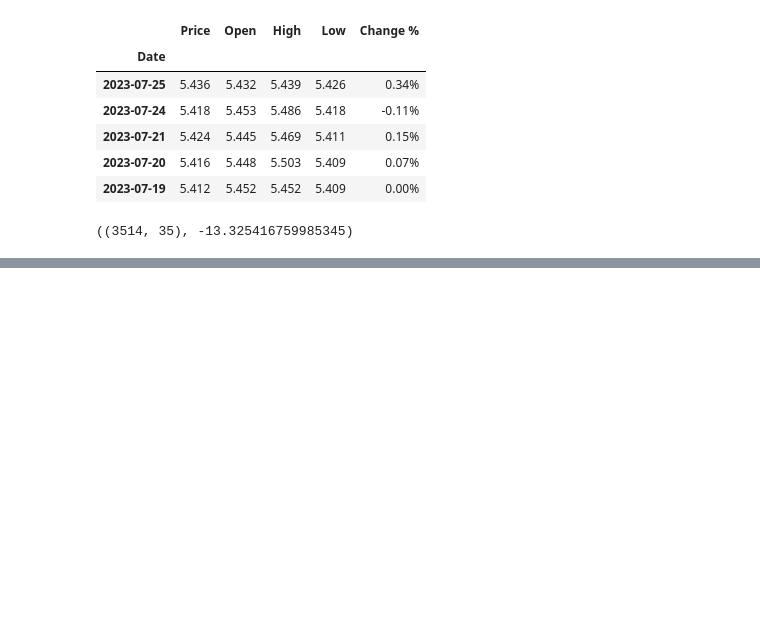
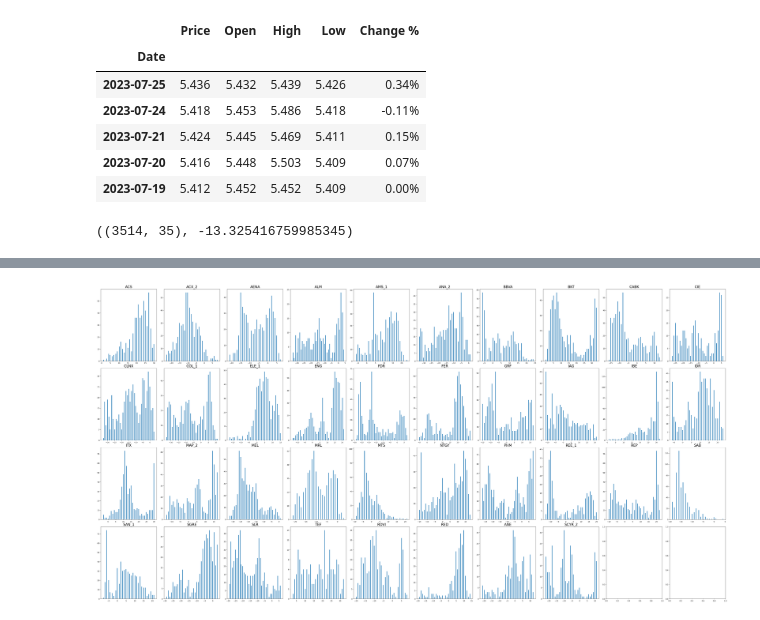
Before and after one commit to tintenderete/TFM, a Jupyter notebook: Prueba_red_neuronal_fija.ipynb, the cells around one changed output, grey strips where cells are left out. Cells and saved outputs as stored; diff of their text form; code cells hidden in the pictures; blank space fills up the shorter version.

```diff
--- a/Prueba_red_neuronal_fija.ipynb
+++ b/Prueba_red_neuronal_fija.ipynb
@@ -166,6 +191,8 @@ X_val = data[val_split:-window]
 y_train = ranking[DIAS+window:test_split+DIAS+window]
 y_test = ranking[test_split+DIAS+window:val_split+DIAS+window]
 y_val = ranking[val_split+DIAS+window:]
+# %%
+X_val = data[val_split:]
 # %%
 from keras import backend as K
 hp_top = 10
@@ -270,2 +297,18 @@ y_pred = model.predict(X_val)
 # %%
 y_pred = pd.DataFrame(y_pred, columns=y_val.columns)
+# %%
+error_list = pd.DataFrame()
+for i in range(y_val.shape[0]):
+    index = y_val.iloc[i].name
+    indexes = list(returns.loc[index].dropna().index[:-2])
+    ranking_real = np.argsort(np.argsort(-y_val.iloc[i][indexes]))
+    ranking_pred = np.argsort(np.argsort(-y_pred.iloc[i][indexes]))
+
+    ranking_real_ordenado = ranking_real.iloc[np.where(ranking_real<10)]
+    ranking_pred_ordenado = ranking_pred.iloc[np.where(ranking_pred<10)]
+
+    error = np.argsort(np.argsort(-ranking_real)) - np.argsort(np.argsort(-ranking_pred))
+    error_top = error[ranking_pred_ordenado.index]
+    error_list = pd.concat([error_list,error],axis=1)
+# %%
+error_list.columns = y_val.index
@@ -272 +351,13 @@ y_pred = pd.DataFrame(y_pred, columns=y_val.columns)
+# %%
+# GRAFICAMOS LOS RETORNOS DE TODOS LOS ACTIVOS
+fig, axs = plt.subplots(nrows=math.ceil(len(error_list.index)/10), ncols=10, figsize=(50, 25))
+fig.tight_layout(h_pad=2)
+axs = axs.ravel()
+
+for i in range(len(error_list.index)):
+
+    axs[i].hist(error_list.loc[error_list.index[i]].dropna(),bins=100)
+    axs[i].set_title(error_list.index[i],fontsize=20)
+# %% [output]
+[figure, added]
 # %%
```
Also changed, not shown: parts of 22 cells of this notebook, 1 other file.
